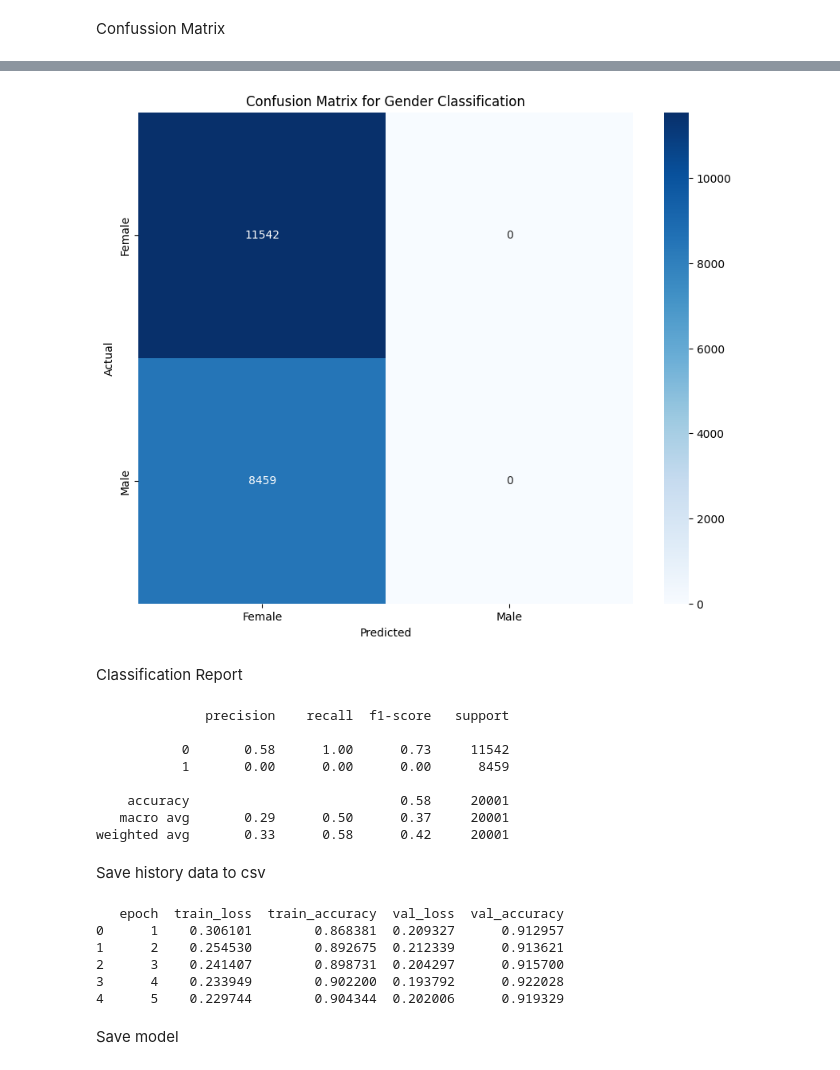
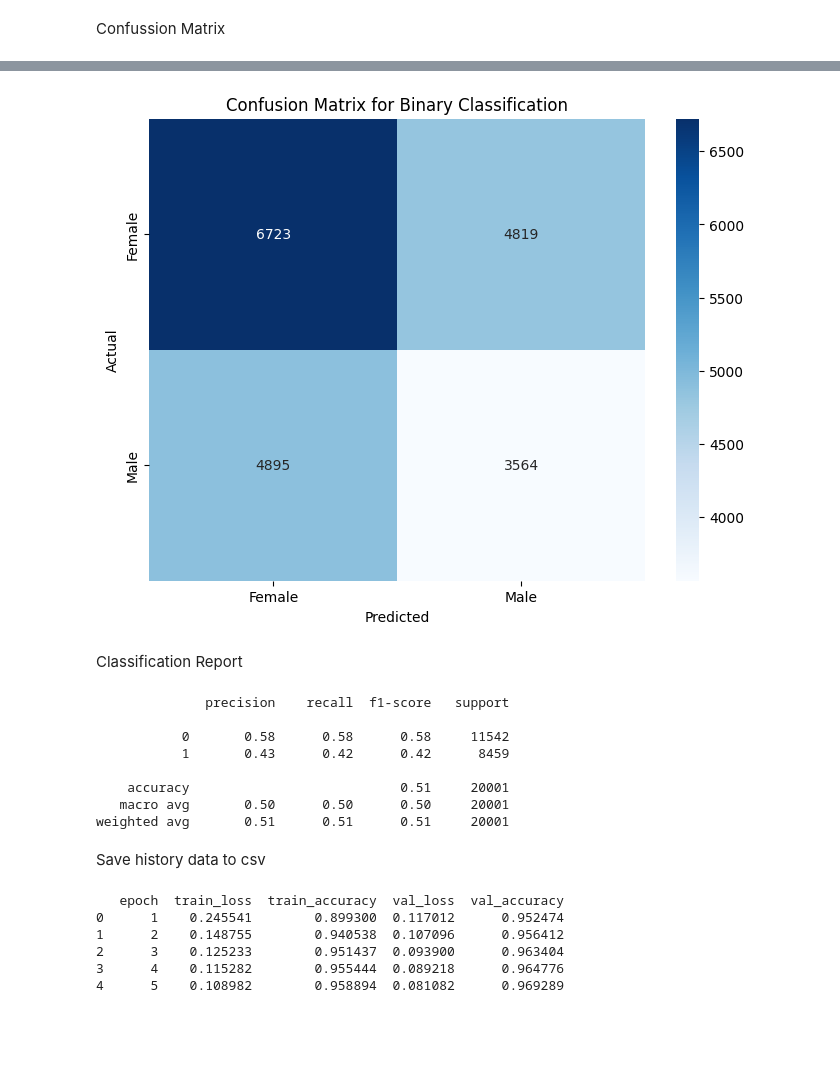
Before and after one commit to CP-Lookin/Machine-Learning, a Jupyter notebook: notebook/gender-classification.ipynb, the cells around one changed output, grey strips where cells are left out. Cells and saved outputs as stored; diff of their text form; code cells hidden in the pictures; blank space fills up the shorter version.

```diff
--- a/notebook/gender-classification.ipynb
+++ b/notebook/gender-classification.ipynb
@@ -19,7 +19,7 @@ tf.config.list_physical_devices('GPU')
 [PhysicalDevice(name='/physical_device:GPU:0', device_type='GPU'),
  PhysicalDevice(name='/physical_device:GPU:1', device_type='GPU')]
 # %%
-BATCH_SIZE = 128
+BATCH_SIZE = 64
 TARGET_SIZE = (224, 224)
 INPUT_SHAPE = (224, 224, 3)
 # %% [markdown]
@@ -34,9 +34,9 @@ val_dir = os.path.join(dataset_path, 'Validation')
 # **Data preprocessing & augmentation**
 # %%
 train_datagen = ImageDataGenerator(rescale = 1./255,
-      rotation_range=250,
+      rotation_range=20,
       shear_range=0.2,
-      zoom_range=0.15,
+      zoom_range=0.20,
       horizontal_flip=True,
       fill_mode='nearest')
 
@@ -76,10 +63,17 @@ Add the output of the last layer.
 # %%
 model = Sequential()
 
-model.add(base_model)
+model.add(Conv2D(32, kernel_size=(3, 3), activation='relu', input_shape=(224, 224, 3)))
+model.add(MaxPooling2D(pool_size=(2, 2)))
+
+model.add(Conv2D(64, kernel_size=(3, 3), activation='relu'))
+model.add(MaxPooling2D(pool_size=(2, 2)))
+
+
 model.add(Flatten())
-model.add(Dense(64 , activation='relu'))
-model.add(Dropout(.2))
+
+model.add(Dense(128 , activation='relu'))
+model.add(Dropout(.3))
 model.add(Dense(1, activation='sigmoid'))
 
 model.summary()
@@ -168,23 +162,19 @@ plot_image(history)
 # %% [markdown]
 Confussion Matrix
 # %%
-# Generate predictions
-predicted_classes = model.predict(test_generator, verbose=1)
+predicted_probabilities = model.predict(test_generator, verbose=1)
 
-# Get true labels
-true_classes = test_generator.classes  # Ground truth labels
+predicted_classes = (predicted_probabilities >= 0.5).astype(int)
 
-# Check that lengths match
+true_classes = test_generator.classes
+
 print(f"True classes length: {len(true_classes)}")
 print(f"Predicted classes length: {len(predicted_classes)}")
 
-# Ensure the lengths match before calling confusion_matrix
 if len(true_classes) == len(predicted_classes):
-    # Generate confusion matrix
     conf_matrix = confusion_matrix(true_classes, predicted_classes)
 
-    # Visualize confusion matrix using heatmap
-    plt.figure(figsize=(10, 8))
+    plt.figure(figsize=(8, 6))
     sns.heatmap(conf_matrix, annot=True, fmt='d', cmap='Blues', xticklabels=test_generator.class_indices.keys(), yticklabels=test_generator.class_indices.keys())
     plt.xlabel('Predicted')
     plt.ylabel('Actual')
@@ -197,6 +187,6 @@ else:
 True classes length: 20001
 Predicted classes length: 20001
-[figure, old version]
+[figure, new version]
 # %% [markdown]
 Classification Report
 # %%
@@ -204,12 +194,12 @@ print(classification_report(true_classes, predicted_classes))
 # %% [output]
               precision    recall  f1-score   support
 
-           0       0.58      1.00      0.73     11542
-           1       0.00      0.00      0.00      8459
+           0       0.58      0.58      0.58     11542
+           1       0.43      0.42      0.42      8459
 
-    accuracy                           0.58     20001
-   macro avg       0.29      0.50      0.37     20001
-weighted avg       0.33      0.58      0.42     20001
+    accuracy                           0.51     20001
+   macro avg       0.50      0.50      0.50     20001
+weighted avg       0.51      0.51      0.51     20001
 # %% [markdown]
 Save history data to csv
 # %%
@@ -224,14 +214,10 @@ history_data = {
 history_df = pd.DataFrame(history_data)
 
 print(history_df)
-
-history_df.to_csv('training_history.csv', index=False)
 # %% [output]
    epoch  train_loss  train_accuracy  val_loss  val_accuracy
-0      1    0.306101        0.868381  0.209327      0.912957
-1      2    0.254530        0.892675  0.212339      0.913621
-2      3    0.241407        0.898731  0.204297      0.915700
-3      4    0.233949        0.902200  0.193792      0.922028
-4      5    0.229744        0.904344  0.202006      0.919329
+0      1    0.245541        0.899300  0.117012      0.952474
+1      2    0.148755        0.940538  0.107096      0.956412
+2      3    0.125233        0.951437  0.093900      0.963404
+3      4    0.115282        0.955444  0.089218      0.964776
+4      5    0.108982        0.958894  0.081082      0.969289
-# %% [markdown]
-Save model
```
Also changed, not shown: parts of 14 cells of this notebook.
